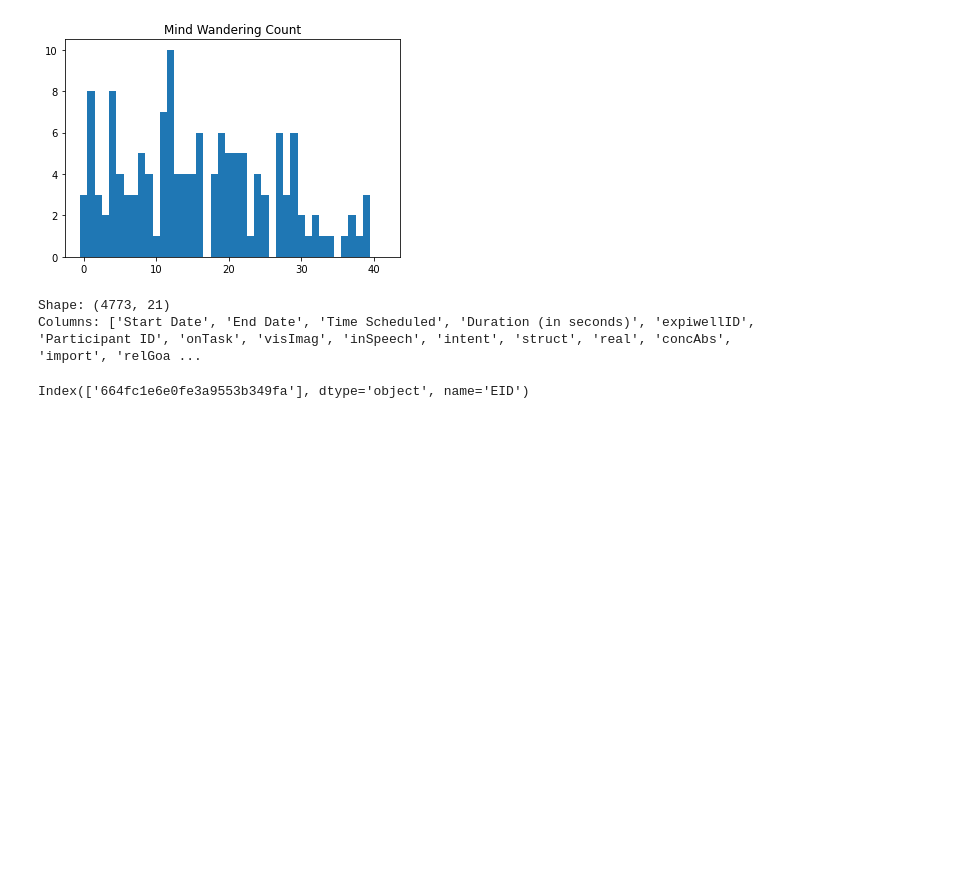
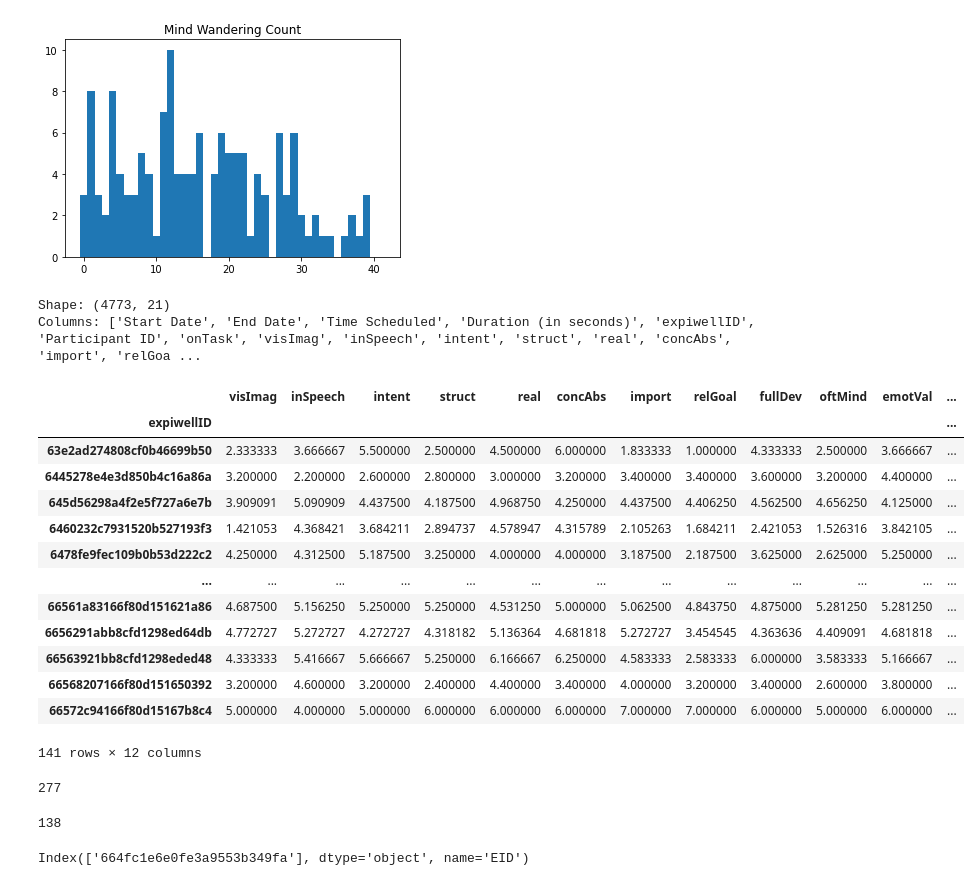
Before and after one commit to thandre6000/MindWanderAnalysis, a Jupyter notebook: notebooks/Preprocess.ipynb, the cells around one changed output. Saved outputs shown, nothing was run; the diff lists cells and outputs as text; code cells hidden in the pictures; blank space fills up the shorter version.

```diff
--- a/notebooks/Preprocess.ipynb
+++ b/notebooks/Preprocess.ipynb
@@ -286,32 +292,51 @@ plt.show()
 # %%
 
 #get the length and colnames
 print(f"Shape: {tcqData.shape}")
 print(f"Columns: {tcqData.columns.tolist()}")
 
 #but we shoudl subset for the participatns whose mind was actually wandering, so ontask >1
 #tcqData=tcqData[tcqData['onTask']>1]
 
 #Lets include tempOr for now
 
 tcq_cols = ['visImag', 'inSpeech', 'intent', 'struct', 'real', 'concAbs', 'import', 'relGoal','fullDev', 'oftMind', 'emotVal', 'tempOr']
 
 #drop rows with NaN in any of the tcq_cols
 #tcqData = tcqData.dropna(subset=tcq_cols)
 
 #Create within and between dataframes
 within = tcqData.copy()
 within[tcq_cols] = within.groupby("expiwellID")[tcq_cols].transform(lambda x: x - x.mean())
 
 between = tcqData.copy()
 between = between.groupby("expiwellID")[tcq_cols].mean()
+between
 # %% [output]
 Shape: (4773, 21)
 Columns: ['Start Date', 'End Date', 'Time Scheduled', 'Duration (in seconds)', 'expiwellID', 'Participant ID', 'onTask', 'visImag', 'inSpeech', 'intent', 'struct', 'real', 'concAbs', 'import', 'relGoa ...
+|  | visImag | inSpeech | intent | struct | real | concAbs | import | relGoal | fullDev | oftMind | emotVal | ... |
+| expiwellID |  |  |  |  |  |  |  |  |  |  |  | ... |
+| 63e2ad274808cf0b46699b50 | 2.333333 | 3.666667 | 5.500000 | 2.500000 | 4.500000 | 6.000000 | 1.833333 | 1.000000 | 4.333333 | 2.500000 | 3.666667 | ... |
+| 6445278e4e3d850b4c16a86a | 3.200000 | 2.200000 | 2.600000 | 2.800000 | 3.000000 | 3.200000 | 3.400000 | 3.400000 | 3.600000 | 3.200000 | 4.400000 | ... |
+| 645d56298a4f2e5f727a6e7b | 3.909091 | 5.090909 | 4.437500 | 4.187500 | 4.968750 | 4.250000 | 4.437500 | 4.406250 | 4.562500 | 4.656250 | 4.125000 | ... |
+| 6460232c7931520b527193f3 | 1.421053 | 4.368421 | 3.684211 | 2.894737 | 4.578947 | 4.315789 | 2.105263 | 1.684211 | 2.421053 | 1.526316 | 3.842105 | ... |
+| 6478fe9fec109b0b53d222c2 | 4.250000 | 4.312500 | 5.187500 | 3.250000 | 4.000000 | 4.000000 | 3.187500 | 2.187500 | 3.625000 | 2.625000 | 5.250000 | ... |
+| ... | ... | ... | ... | ... | ... | ... | ... | ... | ... | ... | ... | ... |
+| 66561a83166f80d151621a86 | 4.687500 | 5.156250 | 5.250000 | 5.250000 | 4.531250 | 5.000000 | 5.062500 | 4.843750 | 4.875000 | 5.281250 | 5.281250 | ... |
+| 6656291abb8cfd1298ed64db | 4.772727 | 5.272727 | 4.272727 | 4.318182 | 5.136364 | 4.681818 | 5.272727 | 3.454545 | 4.363636 | 4.409091 | 4.681818 | ... |
+| 66563921bb8cfd1298eded48 | 4.333333 | 5.416667 | 5.666667 | 5.250000 | 6.166667 | 6.250000 | 4.583333 | 2.583333 | 6.000000 | 3.583333 | 5.166667 | ... |
+| 66568207166f80d151650392 | 3.200000 | 4.600000 | 3.200000 | 2.400000 | 4.400000 | 3.400000 | 4.000000 | 3.200000 | 3.400000 | 2.600000 | 3.800000 | ... |
+| 66572c94166f80d15167b8c4 | 5.000000 | 4.000000 | 5.000000 | 6.000000 | 6.000000 | 6.000000 | 7.000000 | 7.000000 | 6.000000 | 5.000000 | 6.000000 | ... |
+141 rows × 12 columns
 # %%
 preQDat=pd.read_csv('data/Mind+Wandering_EMA_FINAL_February+18,+2025_18.53.csv')[2:]
 preQDat=preQDat[preQDat['Finished']=='1']
 postQDat=pd.read_csv('data/Mind+Wandering+Final+Survey_FINAL_February+18,+2025_18.55.csv')[2:]
+# %%
+len(postQDat)
+# %% [output]
+277
 # %%
 preQDat.set_index('EID', inplace=True)
 postQDat.set_index('EID', inplace=True)
@@ -321,6 +346,10 @@ postQDat = postQDat[postQDat.index.isin(between.index)]
 
 postQDat = postQDat.sort_values('EndDate', ascending=True)
 postQDat = postQDat[~postQDat.index.duplicated(keep='first')]
+# %%
+len(postQDat)
+# %% [output]
+138
 # %%
 preQDat.loc[list(final_trkData['ExpiWell ID']),:].index[preQDat.loc[list(final_trkData['ExpiWell ID']),:].index.duplicated()]
 # %% [output]
```
Also changed, not shown: parts of 4 cells of this notebook, 4 other files.
